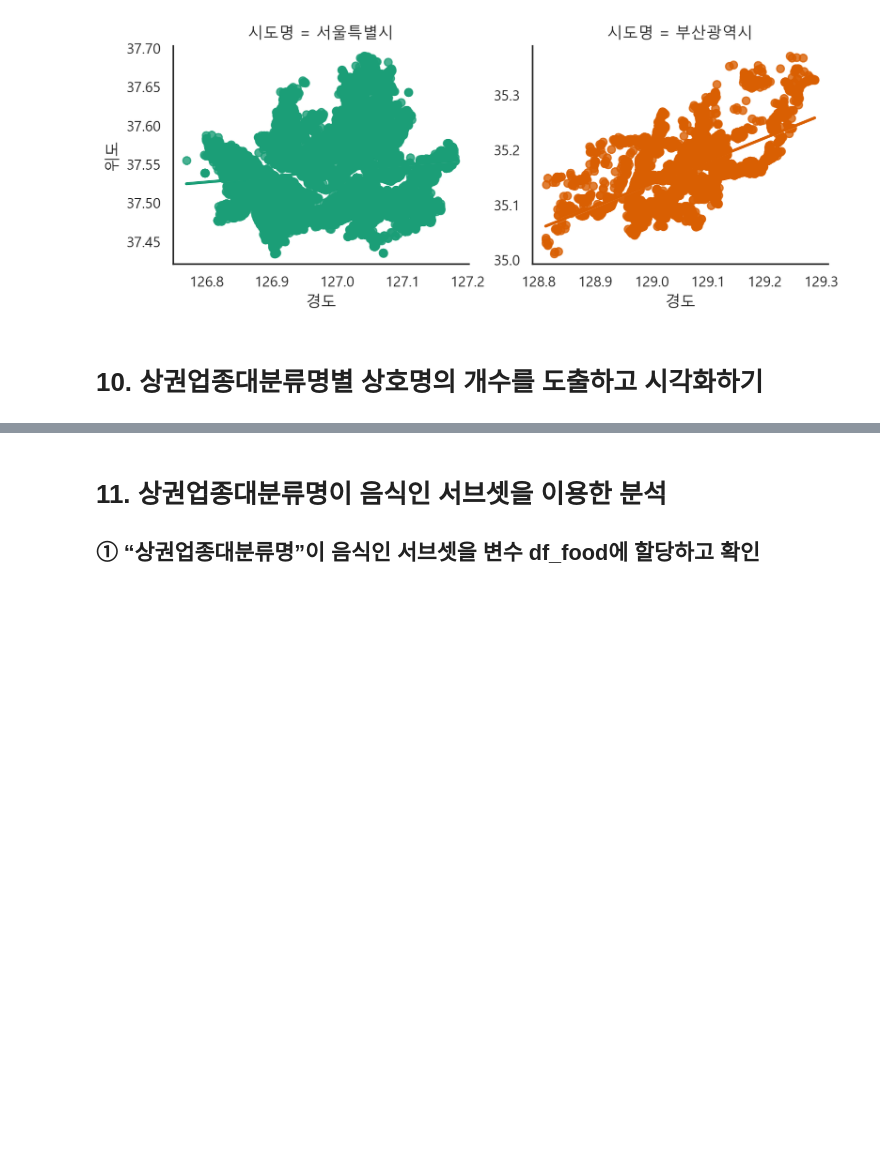
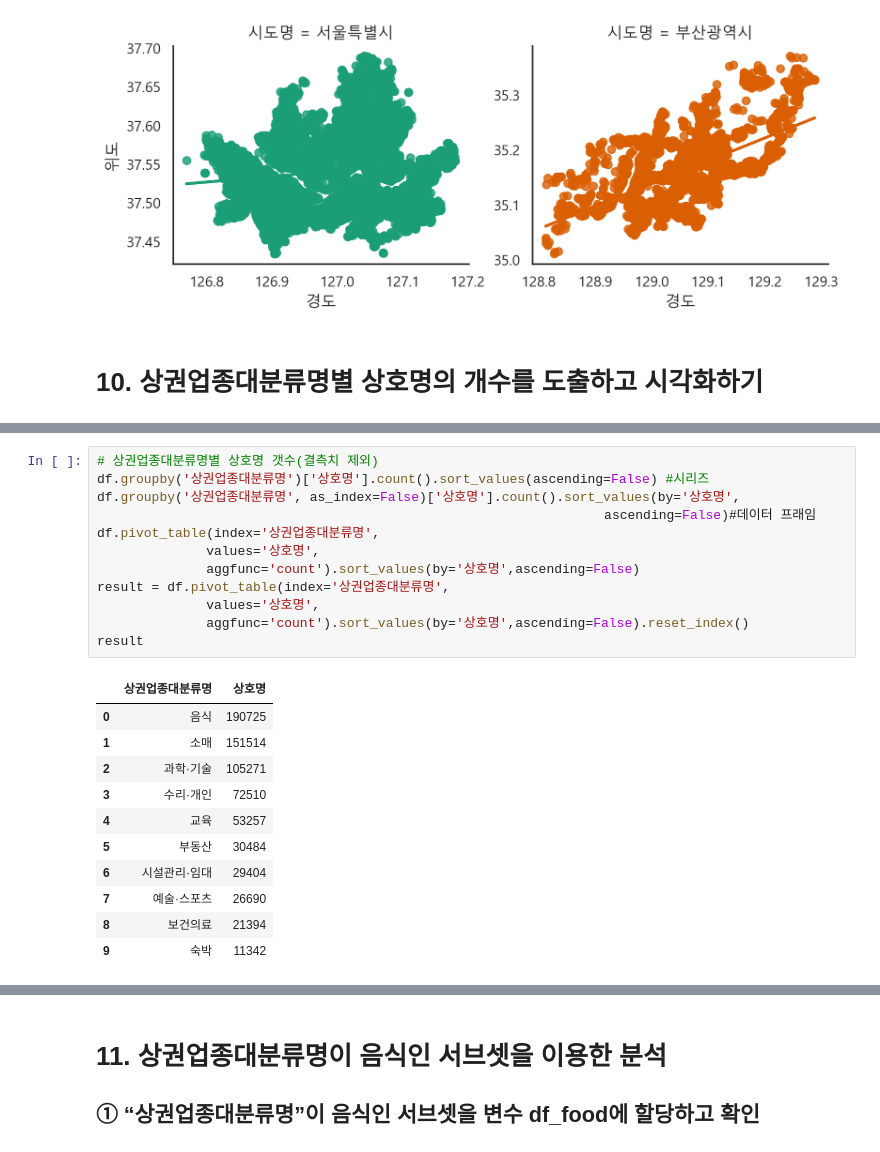
Before and after one commit to zardness/Sang, a Jupyter notebook: source/01_python/ch13_예2_사례연구_서울부산 상가분석(01~12).ipynb, the cells around one changed output, grey strips where cells are left out. Drawn from its saved outputs; the diff is of its cells as text; blank space fills up the shorter version.

```diff
--- a/source/01_python/ch13_예2_사례연구_서울부산 상가분석.ipynb
+++ b/source/01_python/ch13_예2_사례연구_서울부산 상가분석(01~12).ipynb
@@ -916,0 +943,24 @@ plt.show
+# %%
+# 상권업종대분류명별 상호명 갯수(결측치 제외)
+df.groupby('상권업종대분류명')['상호명'].count().sort_values(ascending=False) #시리즈
+df.groupby('상권업종대분류명', as_index=False)['상호명'].count().sort_values(by='상호명',
+                                                                 ascending=False)#데이터 프래임
+df.pivot_table(index='상권업종대분류명',
+              values='상호명',
+              aggfunc='count').sort_values(by='상호명',ascending=False)
+result = df.pivot_table(index='상권업종대분류명',
+              values='상호명',
+              aggfunc='count').sort_values(by='상호명',ascending=False).reset_index()
+result
+# %% [output]
+|  | 상권업종대분류명 | 상호명 |
+| 0 | 음식 | 190725 |
+| 1 | 소매 | 151514 |
+| 2 | 과학·기술 | 105271 |
+| 3 | 수리·개인 | 72510 |
+| 4 | 교육 | 53257 |
+| 5 | 부동산 | 30484 |
+| 6 | 시설관리·임대 | 29404 |
+| 7 | 예술·스포츠 | 26690 |
+| 8 | 보건의료 | 21394 |
+| 9 | 숙박 | 11342 |
```
Also changed, not shown: parts of 47 cells of this notebook, 1 other file.
